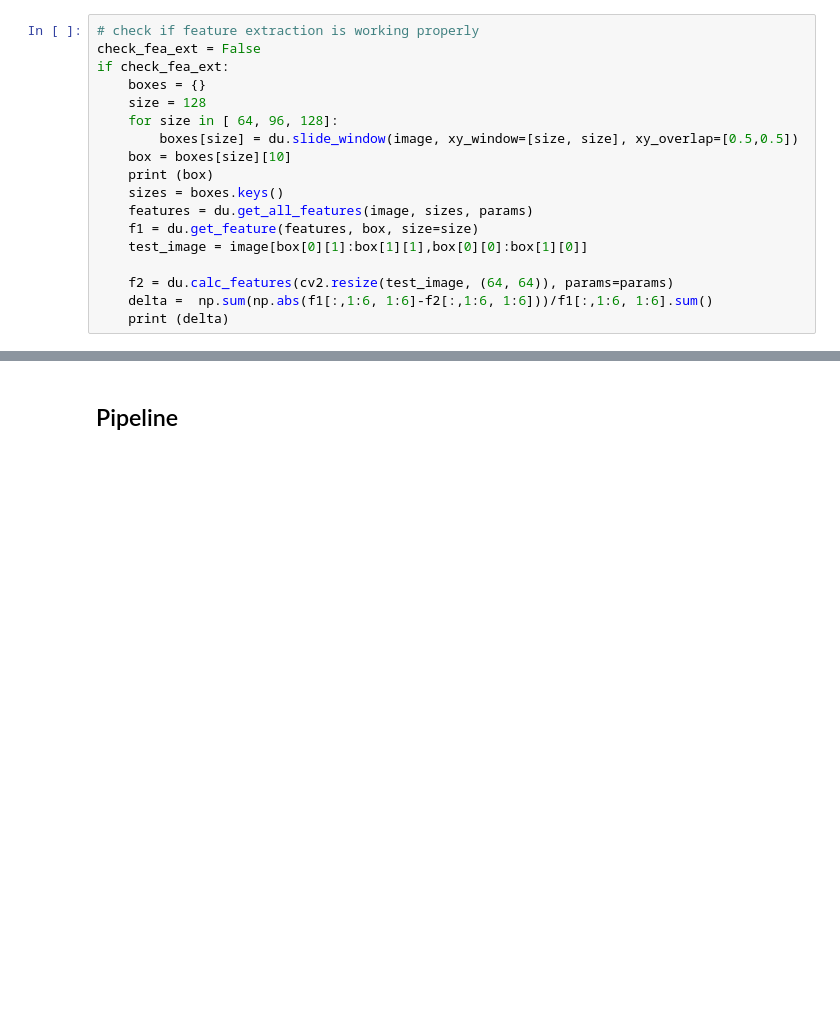
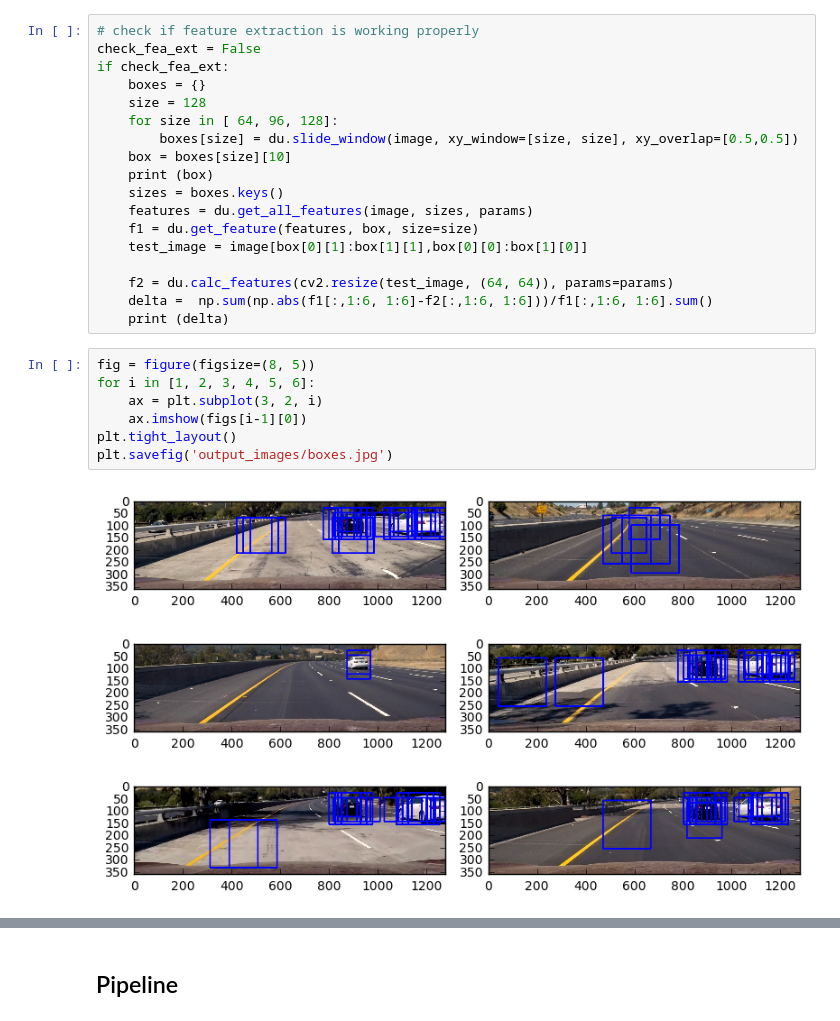
Before and after one commit to pzawadzk/Vehicle-Detection, a Jupyter notebook: Car-Detection.ipynb, the cells around one changed output, grey strips where cells are left out. Cells and saved outputs as stored; diff of their text form; blank space fills up the shorter version.

```diff
--- a/Car-Detection.ipynb
+++ b/Car-Detection.ipynb
@@ -252,3 +304,12 @@ if check_fea_ext:
     f2 = du.calc_features(cv2.resize(test_image, (64, 64)), params=params)
     delta =  np.sum(np.abs(f1[:,1:6, 1:6]-f2[:,1:6, 1:6]))/f1[:,1:6, 1:6].sum()
     print (delta)
+# %%
+fig = figure(figsize=(8, 5))
+for i in [1, 2, 3, 4, 5, 6]:
+    ax = plt.subplot(3, 2, i)
+    ax.imshow(figs[i-1][0])
+plt.tight_layout()
+plt.savefig('output_images/boxes.jpg')
+# %% [output]
+[figure, added]
```
Also changed, not shown: parts of 15 cells of this notebook, 14 other files.
